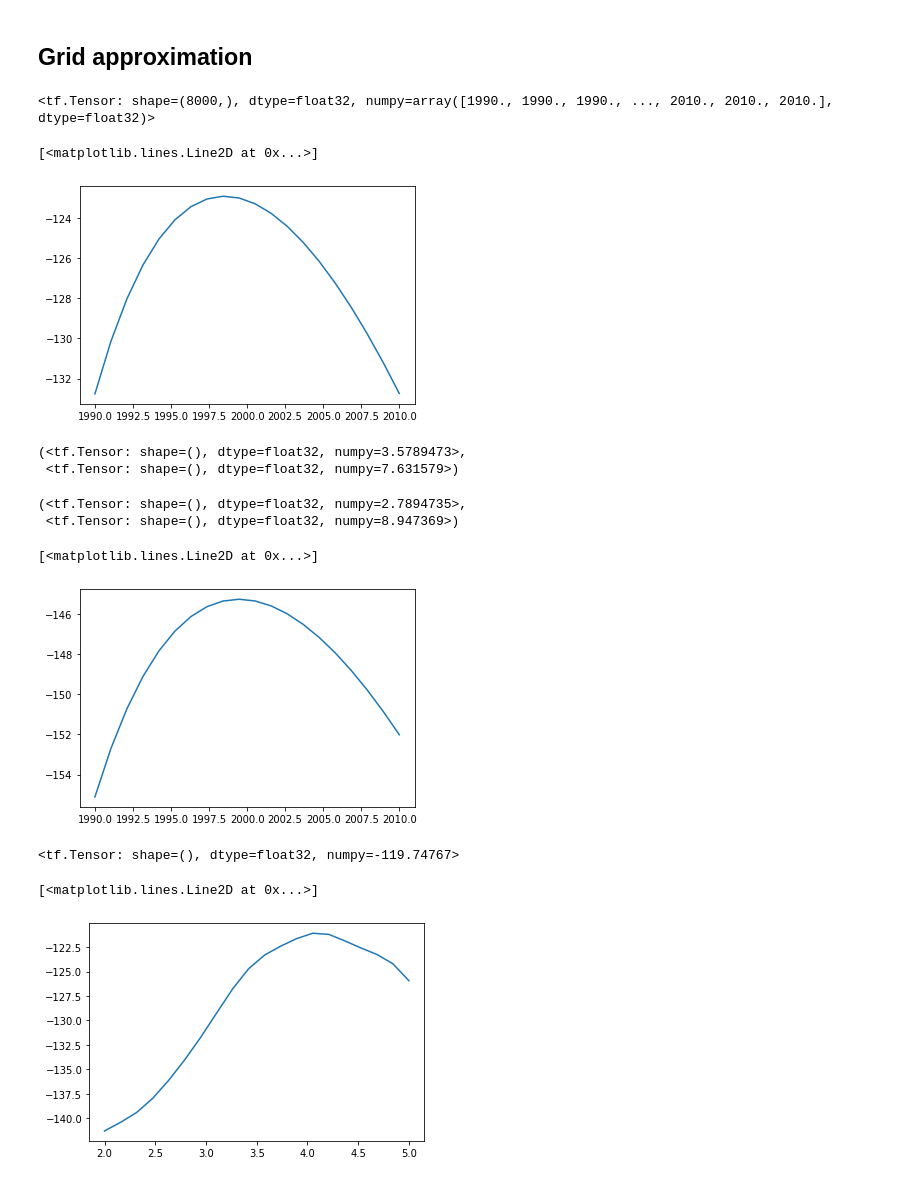
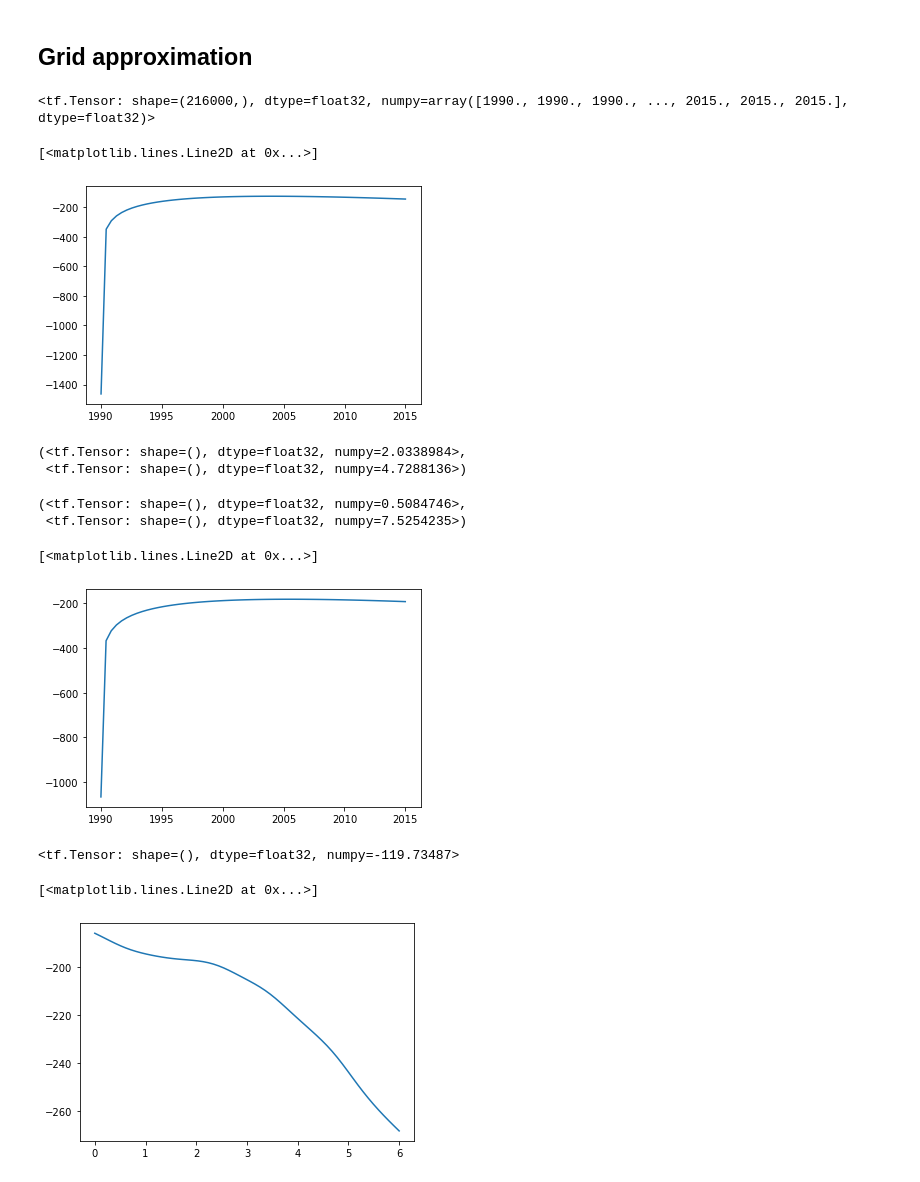
Before and after one commit to dhesse/IN-STK5000-Notebooks-2020, a Jupyter notebook: notebooks/Lecture 05 - Beyone 1 Parameter.ipynb, the cells around one changed output. Drawn from its saved outputs; the diff is of its cells as text; code cells hidden in the pictures.

```diff
--- a/notebooks/Lecture 05 - Beyone 1 Parameter.ipynb
+++ b/notebooks/Lecture 05 - Beyone 1 Parameter.ipynb
@@ -185,48 +185,48 @@ print(f"{(theta_sample < 0.5).mean()} of samples is below 0.5")
 # %% [markdown]
 ## Grid approximation
 # %%
-es = tf.linspace(2., 5., 20)
-ls = tf.linspace(5., 10., 20)
-switches = tf.linspace(1990., 2010., 20)
+es = tf.linspace(0., 6., 60)
+ls = tf.linspace(1., 12., 60)
+switches = tf.linspace(1990., 2015., 60)
 # %%
 grid = tf.meshgrid(switches, es, ls)
 # %%
 tf.reshape(grid[0], [-1])
 # %% [output]
-<tf.Tensor: shape=(8000,), dtype=float32, numpy=array([1990., 1990., 1990., ..., 2010., 2010., 2010.], dtype=float32)>
+<tf.Tensor: shape=(216000,), dtype=float32, numpy=array([1990., 1990., 1990., ..., 2015., 2015., 2015.], dtype=float32)>
 # %%
 log_probs = target_log_prob(model_sigmoid, *[tf.reshape(grid[i], [-1]) for i in range(3)])
 # %%
-log_probs = tf.reshape(log_probs, [20]*3)
+log_probs = tf.reshape(log_probs, [len(switches), len(es), len(ls)])
 # %%
-plt.plot(switches, log_probs[:,10,10])
+plt.plot(switches, log_probs[:,20,20])
 # %% [output]
 [<matplotlib.lines.Line2D at 0x...>]
-[figure, old version]
+[figure, new version]
 # %%
-es[10], ls[10]
+es[20], ls[20]
 # %% [output]
-(<tf.Tensor: shape=(), dtype=float32, numpy=3.5789473>,
- <tf.Tensor: shape=(), dtype=float32, numpy=7.631579>)
+(<tf.Tensor: shape=(), dtype=float32, numpy=2.0338984>,
+ <tf.Tensor: shape=(), dtype=float32, numpy=4.7288136>)
 # %%
-es[5], ls[15]
+es[5], ls[35]
 # %% [output]
-(<tf.Tensor: shape=(), dtype=float32, numpy=2.7894735>,
- <tf.Tensor: shape=(), dtype=float32, numpy=8.947369>)
+(<tf.Tensor: shape=(), dtype=float32, numpy=0.5084746>,
+ <tf.Tensor: shape=(), dtype=float32, numpy=7.5254235>)
 # %%
-plt.plot(switches, log_probs[:,5,15])
+plt.plot(switches, log_probs[:,5,5])
 # %% [output]
 [<matplotlib.lines.Line2D at 0x...>]
-[figure, old version]
+[figure, new version]
 # %%
 tf.reduce_max(log_probs)
 # %% [output]
-<tf.Tensor: shape=(), dtype=float32, numpy=-119.74767>
+<tf.Tensor: shape=(), dtype=float32, numpy=-119.73487>
 # %%
 plt.plot(es, log_probs[10,:,10])
 # %% [output]
 [<matplotlib.lines.Line2D at 0x...>]
-[figure, old version]
+[figure, new version]
 # %%
 plt.plot(ls, log_probs[10,10,:])
 # %% [output]
```
Also changed, not shown: parts of 5 cells of this notebook, 1 other file.
